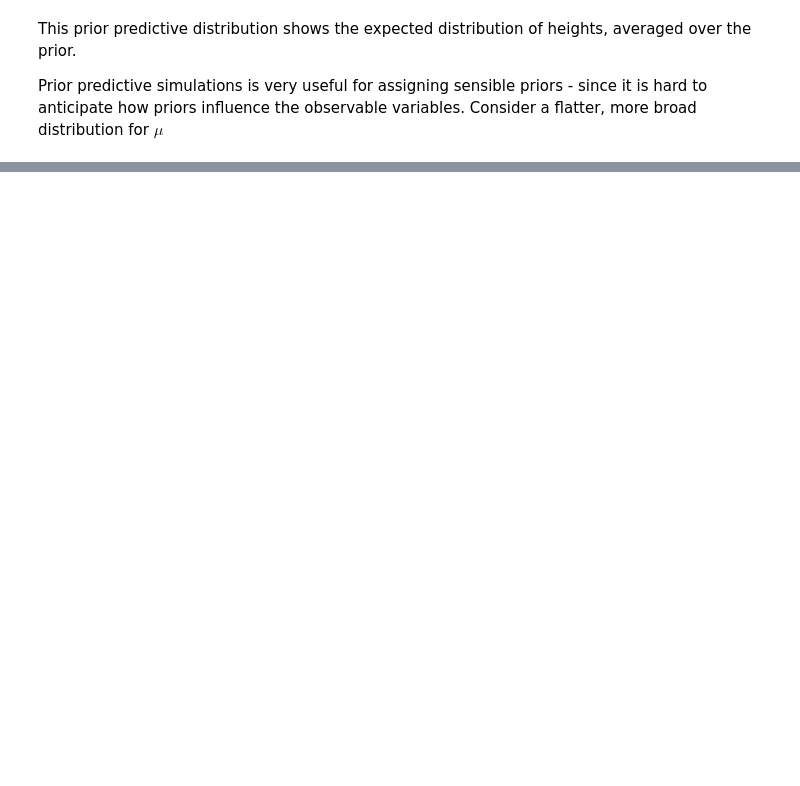
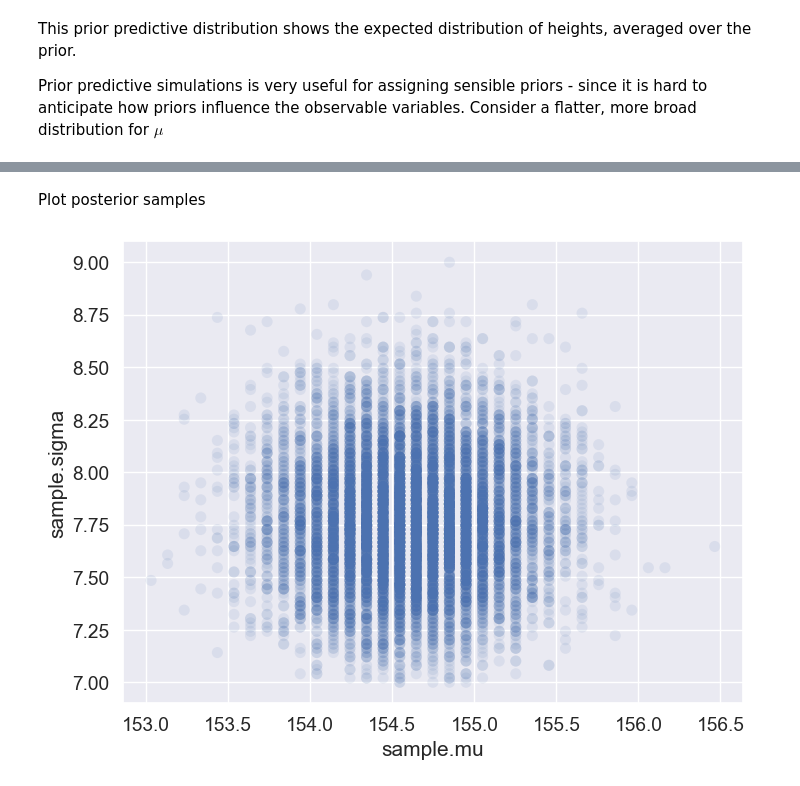
Before and after one commit to trevorjwilli/SRBayesianPyro, a Jupyter notebook: notebooks/chapter_4_notes.ipynb, the cells around one changed output, grey strips where cells are left out. Drawn from its saved outputs; the diff is of its cells as text; code cells hidden in the pictures; blank space fills up the shorter version.

```diff
--- a/notebooks/chapter_4_notes.ipynb
+++ b/notebooks/chapter_4_notes.ipynb
@@ -257,0 +312,7 @@ Using information is not cheating - just make sure that your prior is not based
+# %% [markdown]
+Plot posterior samples
+# %%
+ax = sns.scatterplot(x=sample_mu, y=sample_sigma, s=64, alpha=0.1, edgecolor="none")
+ax.set(xlabel="sample.mu", ylabel="sample.sigma");
+# %% [output]
+[figure, added]
```
Also changed, not shown: parts of 14 cells of this notebook.
